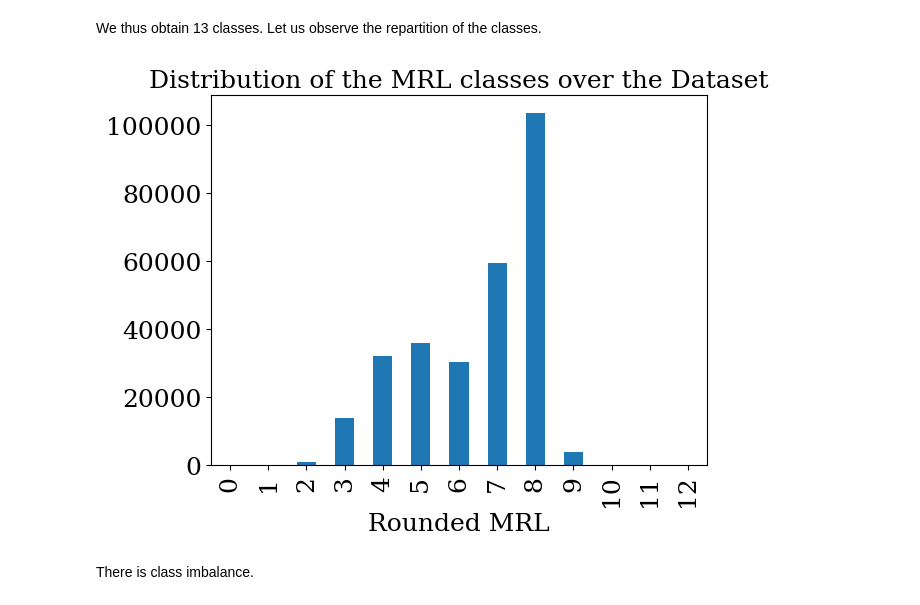
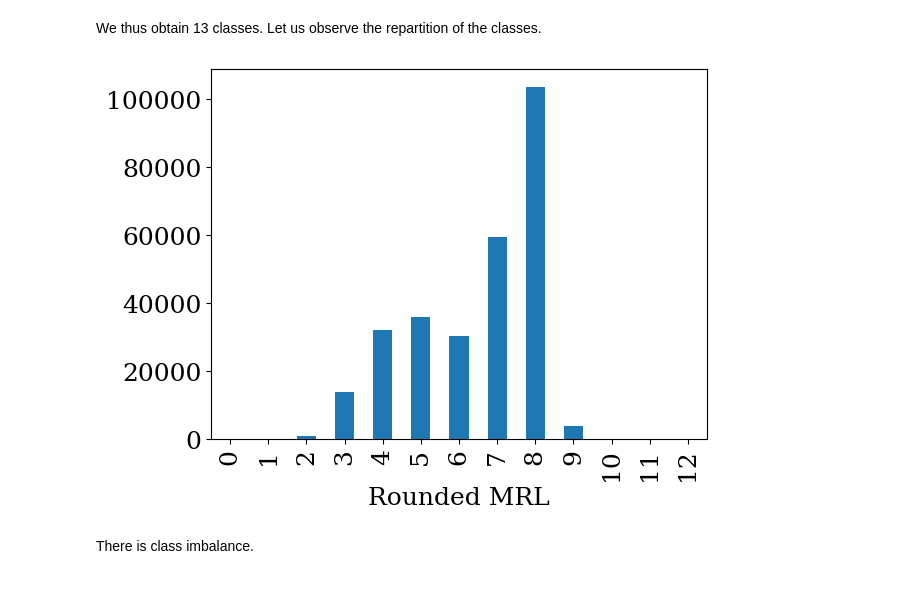
Before and after one commit to marie-huynh/5_PRIME_UTRS, a Jupyter notebook: Notebooks/Multinomial NB.ipynb, the cells around one changed output. Drawn from its saved outputs; the diff is of its cells as text; code cells hidden in the pictures.

```diff
--- a/Notebooks/Multinomial NB.ipynb
+++ b/Notebooks/Multinomial NB.ipynb
@@ -69,12 +69,11 @@ array([ 3,  4,  5,  8,  6,  7,  2,  9,  0,  1, 10, 11, 12])
 We thus obtain 13 classes. Let us observe the repartition of the classes.
 # %%
 df['Round MRL'].value_counts().sort_index().plot.bar()
-plt.title("Distribution of the MRL classes over the Dataset", fontsize = 18)
 plt.xlabel("Rounded MRL")
 plt.savefig("Class_imbalance.pdf", bbox_inches = "tight")
 plt.show()
 # %% [output]
-[figure, old version]
+[figure, new version]
 # %% [markdown]
 There is class imbalance.
 # %%
```
Also changed, not shown: parts of 5 cells of this notebook.
